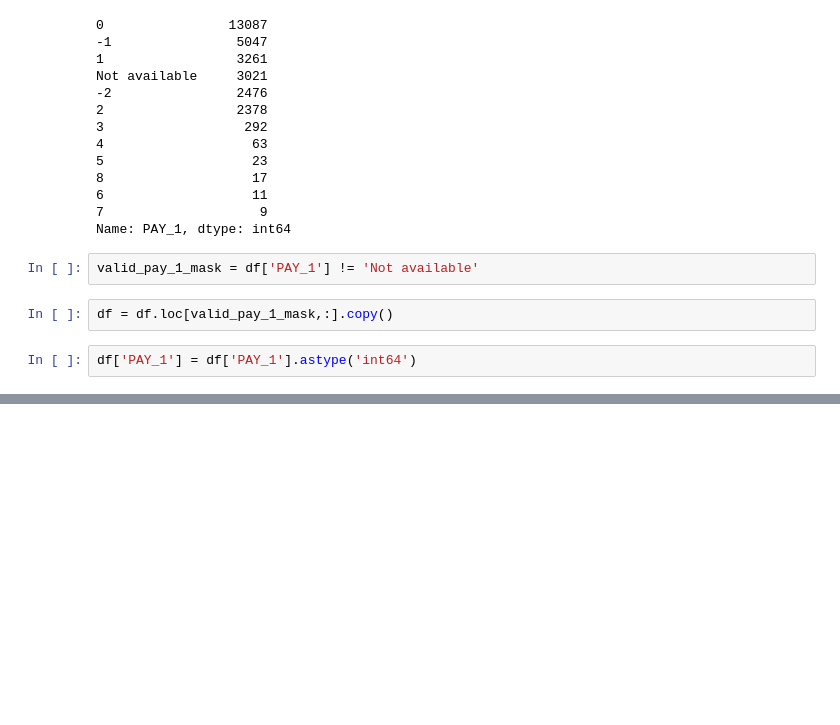
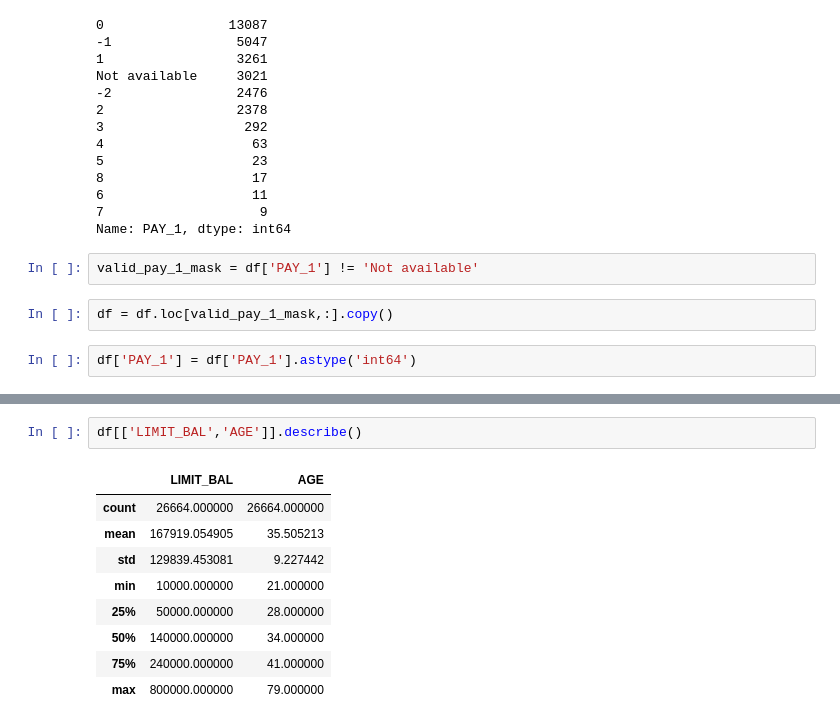
Before and after one commit to rezacharek/DataScienceProjects, a Jupyter notebook: DataExploration/study.ipynb, the cells around one changed output, grey strips where cells are left out. Drawn from its saved outputs; the diff is of its cells as text; blank space fills up the shorter version.

```diff
--- a/DataExploration/study.ipynb
+++ b/DataExploration/study.ipynb
@@ -170,0 +183,12 @@ df['PAY_1'] = df['PAY_1'].astype('int64')
+# %%
+df[['LIMIT_BAL','AGE']].describe()
+# %% [output]
+|  | LIMIT_BAL | AGE |
+| count | 26664.000000 | 26664.000000 |
+| mean | 167919.054905 | 35.505213 |
+| std | 129839.453081 | 9.227442 |
+| min | 10000.000000 | 21.000000 |
+| 25% | 50000.000000 | 28.000000 |
+| 50% | 140000.000000 | 34.000000 |
+| 75% | 240000.000000 | 41.000000 |
+| max | 800000.000000 | 79.000000 |
```
Also changed, not shown: parts of 6 cells of this notebook.
